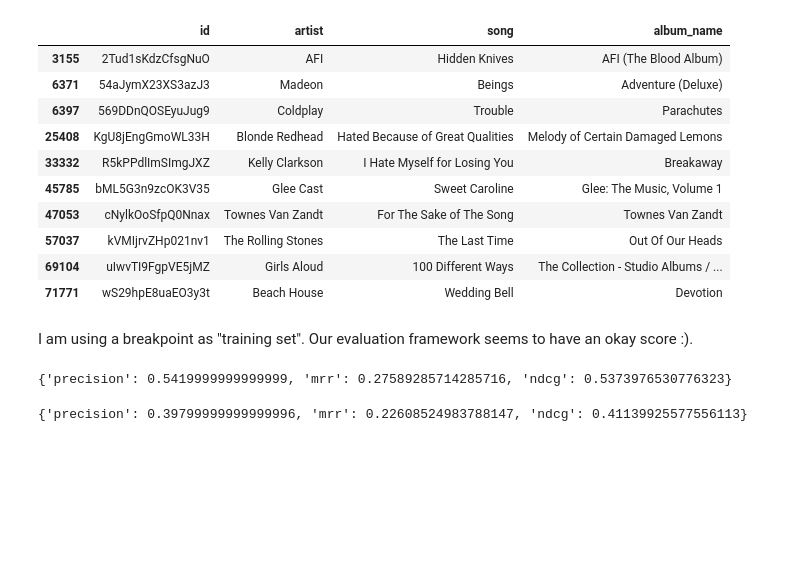
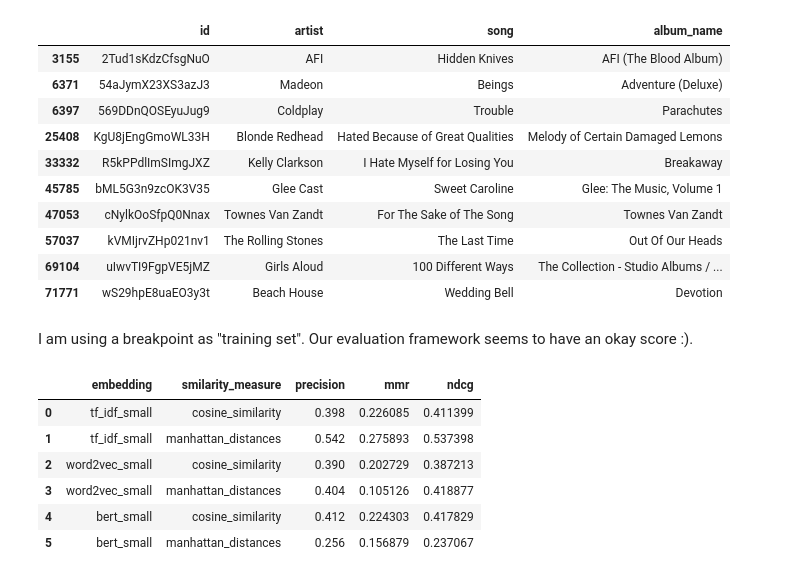
Before and after one commit to MMSR-Group-E/RecommenderSystembasedonLyrics, a Jupyter notebook: Task 1.ipynb, the cells around one changed output. Saved outputs shown, nothing was run; the diff lists cells and outputs as text; code cells hidden in the pictures; blank space fills up the shorter version.

```diff
--- a/Task 1.ipynb
+++ b/Task 1.ipynb
@@ -62,7 +62,14 @@ def inference(matrix, u, sigma_inv):
 
 ids = tfidf_df['id']
 u, sigma_inv_1, tf_idf_small = LSA(tfidf_array[:, 1:].astype(np.float32).T, 10)
-#concatenate the id column again
-tf_idf_small = np.concatenate((ids[:, None], tf_idf_small), axis=1)
+tf_idf_small = np.concatenate((ids[:, None], tf_idf_small), axis=1) #concatenate the id column again
+
+ids = word2vec_df['id']
+u, sigma_inv_1, word2vec_small = LSA(word2vec_array[:, 1:].astype(np.float32).T, 10)
+word2vec_small = np.concatenate((ids[:, None], word2vec_small), axis=1) #concatenate the id column again
+
+ids = bert_df['id']
+u, sigma_inv_1, bert_small = LSA(bert_array[:, 1:].astype(np.float32).T, 10)
+bert_small = np.concatenate((ids[:, None], bert_small), axis=1) #concatenate the id column again
 # %% [output]
 calculating svd, takes some time
@@ -292,11 +301,34 @@ def recommender_evaluation_framework(embedding_array=tf_idf_small, k=10, similar
             return stat / breakpoint
 
     return sum(stat) / len(info_df)
-
-stat = recommender_evaluation_framework(k=10, similarity_measure=manhattan_distances,breakpoint=50)
-print({'precision': stat[0], 'mrr': stat[1], 'ndcg': stat[2]})
-stat = recommender_evaluation_framework(k=10, similarity_measure=cosine_similarity,breakpoint=50)
-print({'precision': stat[0], 'mrr': stat[1], 'ndcg': stat[2]})
-# %% [output]
-{'precision': 0.5419999999999999, 'mrr': 0.27589285714285716, 'ndcg': 0.5373976530776323}
-{'precision': 0.39799999999999996, 'mrr': 0.22608524983788147, 'ndcg': 0.41139925577556113}
+# %%
+embedding_arrays = {
+    "tf_idf_small": tf_idf_small,
+    "word2vec_small": word2vec_small,
+    "bert_small": bert_small
+}
+
+similarity_measures = {
+    "cosine_similarity": cosine_similarity,
+    "manhattan_distances": manhattan_distances,
+}
+
+result = []
+for embedding_array_name in embedding_arrays.keys():
+    for similarity_measure_name in similarity_measures.keys():
+        stat = [embedding_array_name, similarity_measure_name]
+        stat.extend(recommender_evaluation_framework(embedding_array=embedding_arrays[embedding_array_name],
+                                                        k=10,
+                                                        similarity_measure=similarity_measures[similarity_measure_name],
+                                                        breakpoint=50))
+        result.append(stat)
+result = pd.DataFrame(data=result, columns=["embedding", "smilarity_measure", "precision", "mmr", "ndcg"])
+display(result)
+# %% [output]
+|  | embedding | smilarity_measure | precision | mmr | ndcg |
+| 0 | tf_idf_small | cosine_similarity | 0.398 | 0.226085 | 0.411399 |
+| 1 | tf_idf_small | manhattan_distances | 0.542 | 0.275893 | 0.537398 |
+| 2 | word2vec_small | cosine_similarity | 0.390 | 0.202729 | 0.387213 |
+| 3 | word2vec_small | manhattan_distances | 0.404 | 0.105126 | 0.418877 |
+| 4 | bert_small | cosine_similarity | 0.412 | 0.224303 | 0.417829 |
+| 5 | bert_small | manhattan_distances | 0.256 | 0.156879 | 0.237067 |
```
Also changed, not shown: parts of 1 cell of this notebook.
